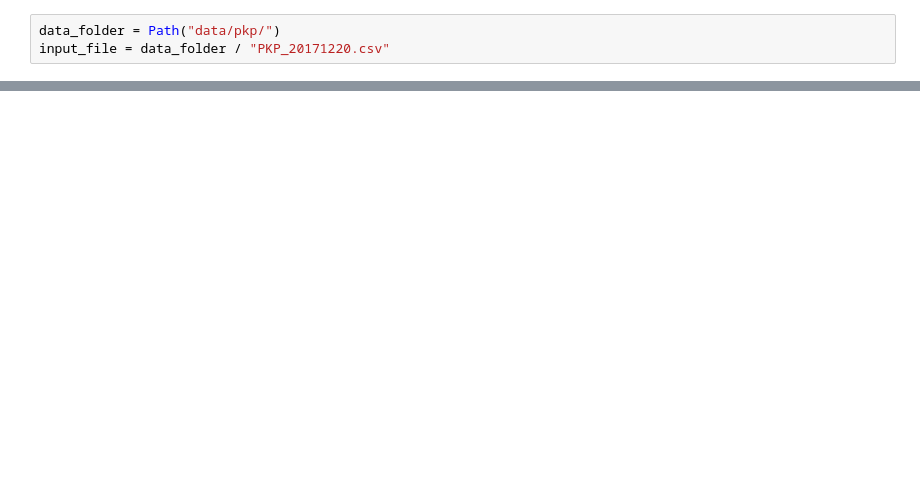
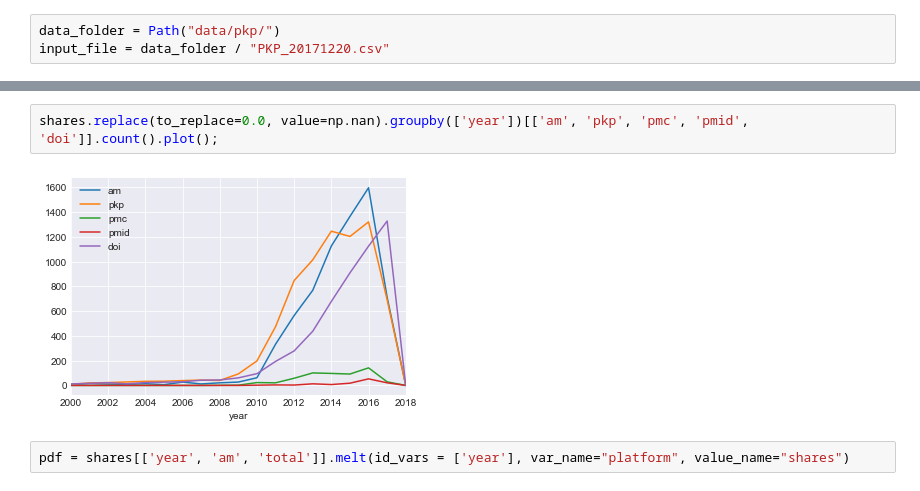
Before and after one commit to ScholCommLab/fhe-public-private, a Jupyter notebook: pkp-analysis.ipynb, the cells around one changed output, grey strips where cells are left out. Saved outputs shown, nothing was run; the diff lists cells and outputs as text; blank space fills up the shorter version.

```diff
--- a/pkp-analysis.ipynb
+++ b/pkp-analysis.ipynb
@@ -155,0 +218,6 @@ sns.stripplot(x="year", y="shares", hue="platform",
+# %%
+shares.replace(to_replace=0.0, value=np.nan).groupby(['year'])[['am', 'pkp', 'pmc', 'pmid', 'doi']].count().plot();
+# %% [output]
+[figure, added]
+# %%
+pdf = shares[['year', 'am', 'total']].melt(id_vars = ['year'], var_name="platform", value_name="shares")
```
Also changed, not shown: parts of 41 cells of this notebook, 2 other files.
